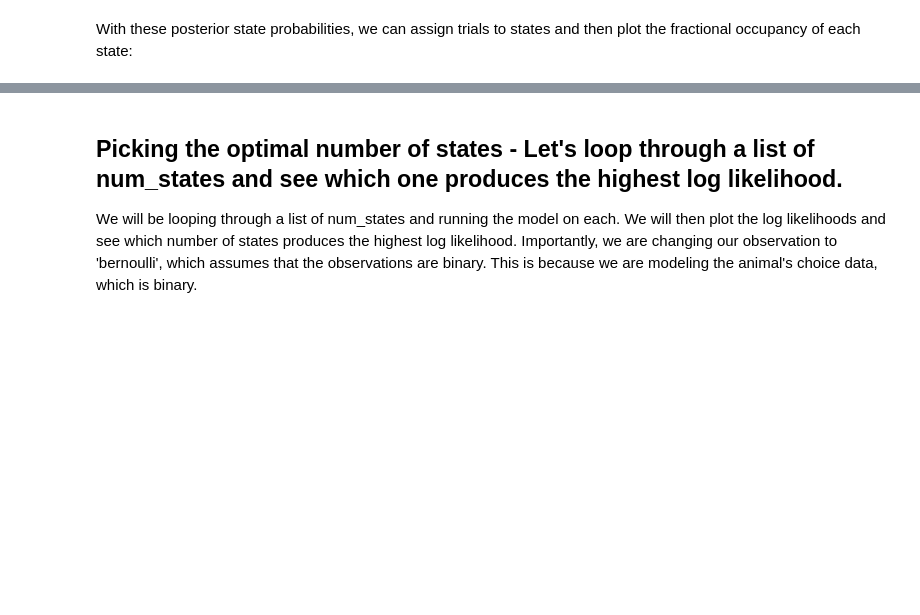
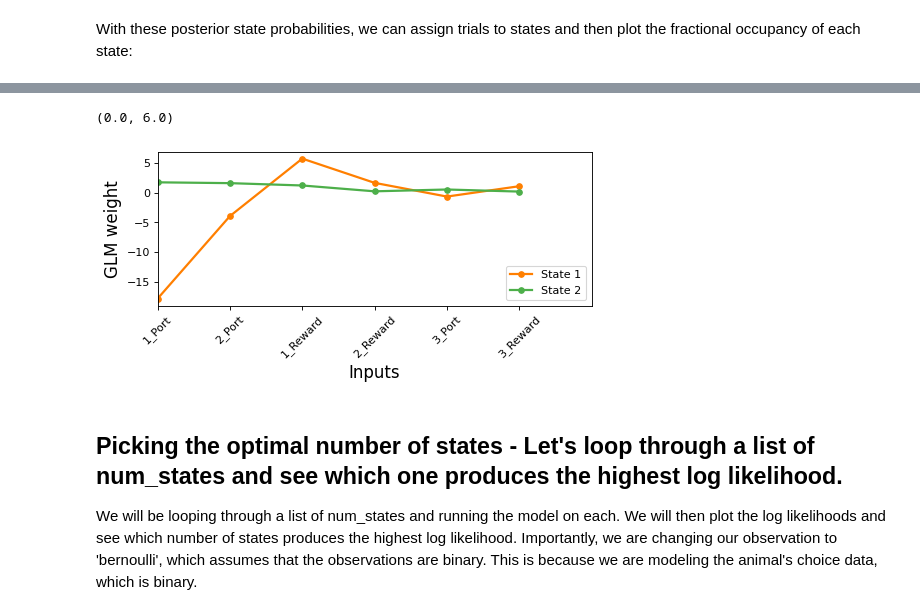
Before and after one commit to jbwallace123/glm_and_glmhmm, a Jupyter notebook: notebooks/Input-Driven-Observations(GLM-HMM)-SabaLab.ipynb, the cells around one changed output, grey strips where cells are left out. Cells and saved outputs as stored; diff of their text form; code cells hidden in the pictures; blank space fills up the shorter version.

```diff
--- a/notebooks/Input-Driven-Observations(GLM-HMM)-SabaLab.ipynb
+++ b/notebooks/Input-Driven-Observations(GLM-HMM)-SabaLab.ipynb
@@ -263,3 +261,19 @@ model_gen_weights
+# %%
+model_gen_weights = new_glmhmm.observations.params
+
+#Plot the weights for each input regressor against each state
+fig = plt.figure(figsize=(7, 2.5), dpi=80, facecolor='w', edgecolor='k')
+for k in range(num_states):
+    plt.plot(model_gen_weights[k,0,:], label="State " + str(k + 1), lw=2,
+             color=cols[k], marker = 'o', markersize = 5)
+plt.legend(loc="lower right")
+plt.xticks(np.arange(len(x_cols)), x_cols, rotation=45, fontsize = 10)
+plt.ylabel("GLM weight", fontsize = 15)
+plt.xlabel("Inputs", fontsize = 15)
+plt.xlim((0, len(x_cols)))
+# %% [output]
+(0.0, 6.0)
+[figure, added]
 # %%
 filtered_data.loc[:, 'State_Occupancy'] = state_max_posterior # State_Max_Posterior contains the state for each given trial
 
```
Also changed, not shown: parts of 18 cells of this notebook.
